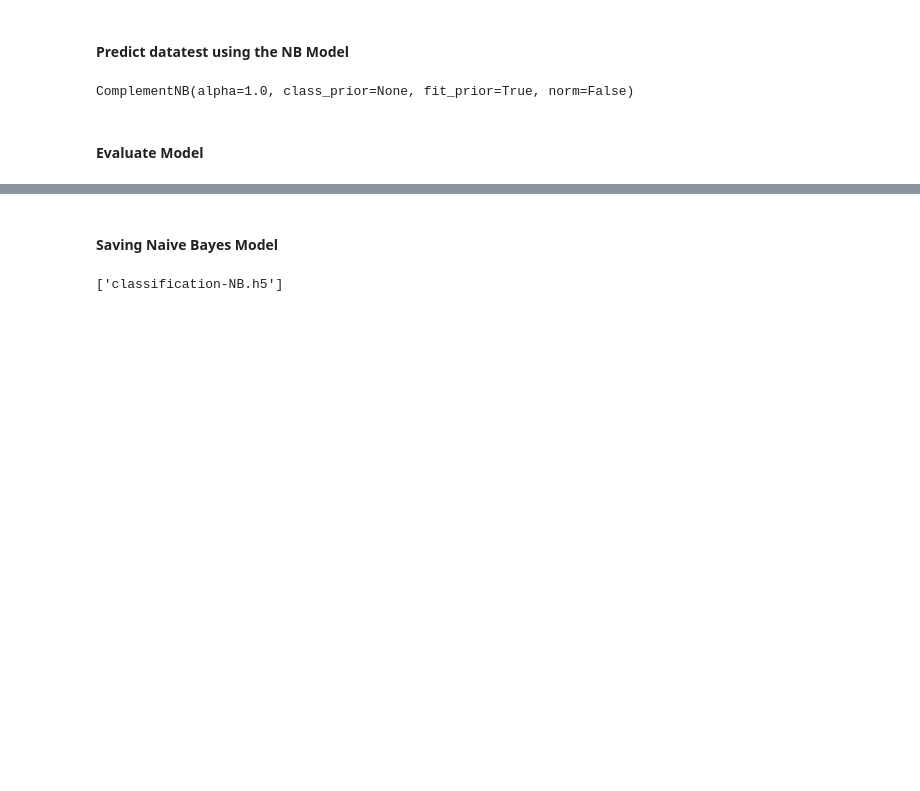
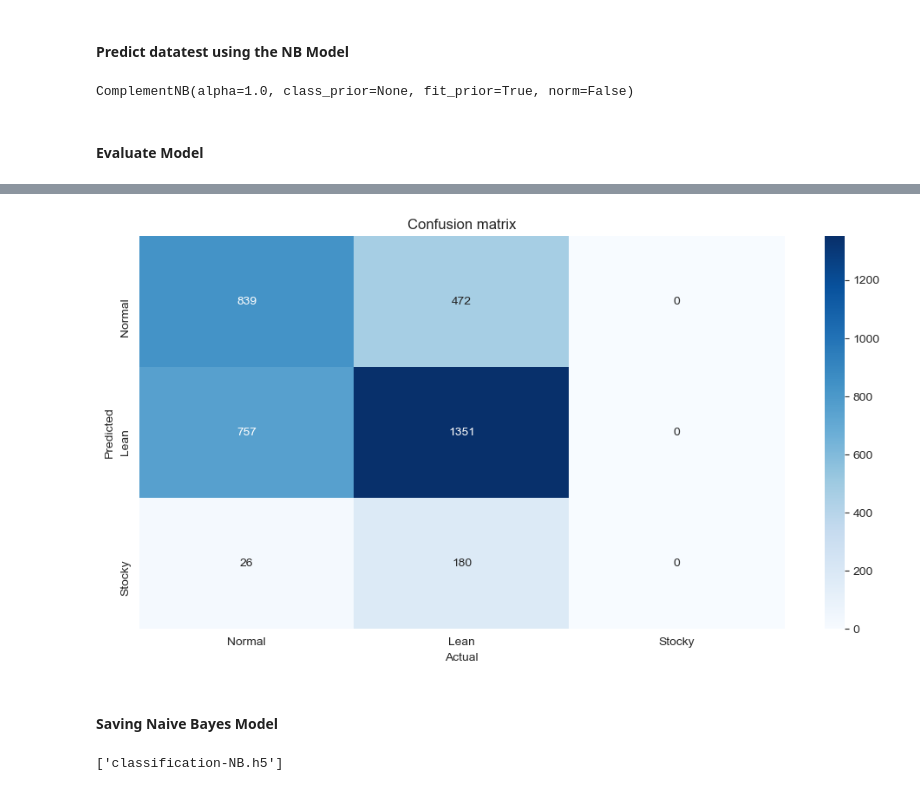
Before and after one commit to evanezent/ML-Project, a Jupyter notebook: Classification/Classification.ipynb, the cells around one changed output, grey strips where cells are left out. Saved outputs shown, nothing was run; the diff lists cells and outputs as text; code cells hidden in the pictures; blank space fills up the shorter version.

```diff
--- a/Classification/Classification.ipynb
+++ b/Classification/Classification.ipynb
@@ -155,6 +184,6 @@ newData
 # %%
 data_train = []
 for item in newData.values:
-    data_train.append([item[0], item[1]])
+    data_train.append([item[3], item[4]])
 data_train
 # %% [output]
@@ -217,3 +246,20 @@ weighted avg       0.59      0.60      0.59      3625
+# %%
+classes = ['Normal', 'Lean', 'Stocky']
+# %%
+conf_matrix = confusion_matrix(y_test, hasilNB)
+plt.figure(figsize=(12,6))
+sns.heatmap(conf_matrix,
+            annot=True,
+            xticklabels=classes,
+            yticklabels=classes,
+            cmap="Blues",
+            fmt='d')
+plt.ylabel('Predicted')
+plt.xlabel('Actual')
+plt.title('Confusion matrix')
+plt.show()
+# %% [output]
+[figure, added]
 # %% [markdown]
 #### Saving Naive Bayes Model
 # %%
```
Also changed, not shown: parts of 19 cells of this notebook, 9 other files.
